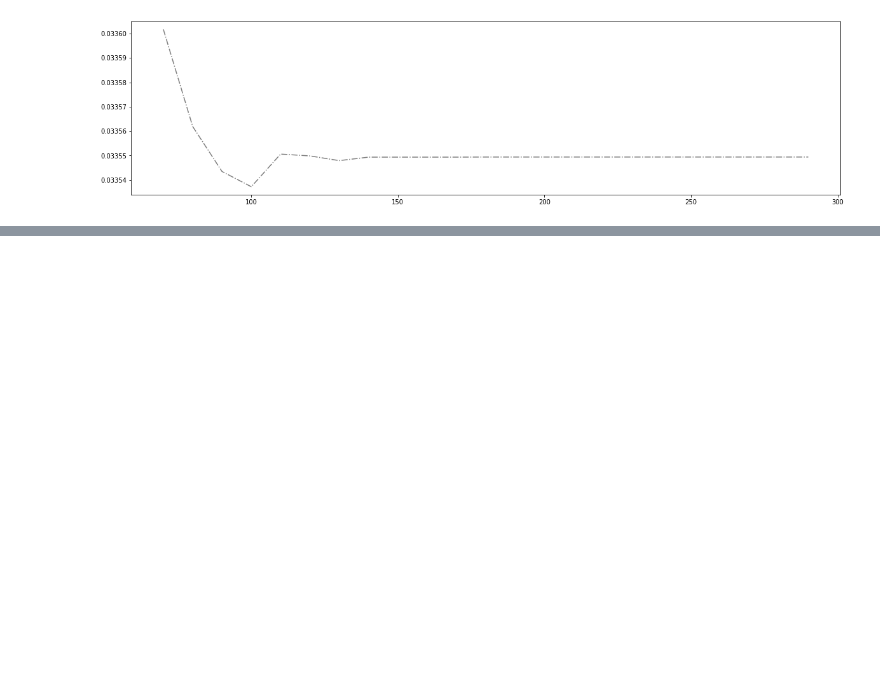
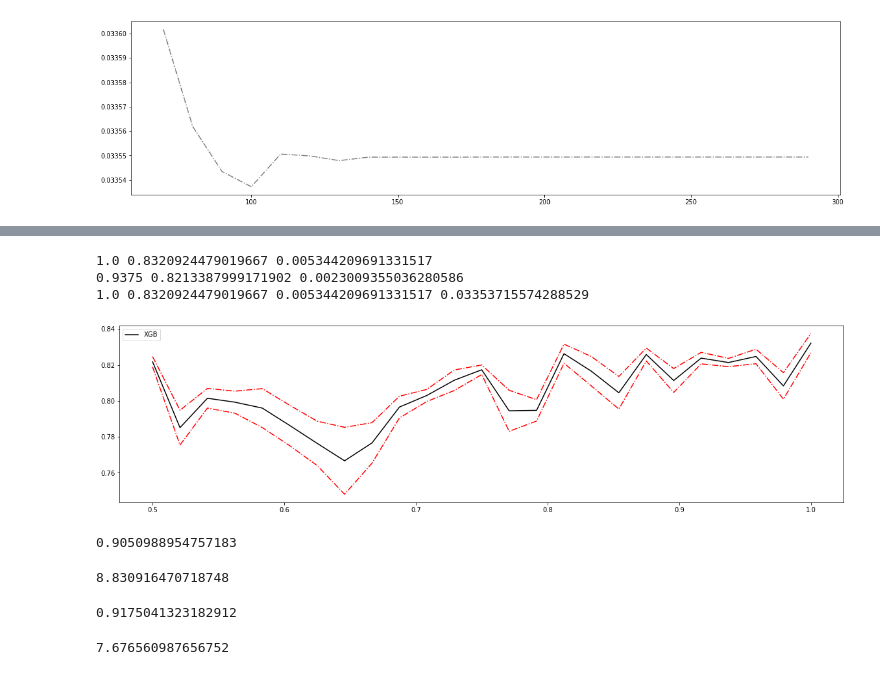
Before and after one commit to JustDoItGit/caicai_sklearn, a Jupyter notebook: 第十一章 XGBoost/xgboost.ipynb, the cells around one changed output, grey strips where cells are left out. Drawn from its saved outputs; the diff is of its cells as text; code cells hidden in the pictures; blank space fills up the shorter version.

```diff
--- a/第十一章 XGBoost/xgboost.ipynb
+++ b/第十一章 XGBoost/xgboost.ipynb
@@ -357,0 +403,51 @@ print(time()-time0)
+# %%
+# 细化学习曲线
+axisx = np.linspace(0.5, 1, 25)
+rs = []
+var = []
+ge = []
+for i in axisx:
+    reg = XGBR(n_estimators=100, subsample=i, random_state=420)
+    cvresult = CVS(reg, Xtrain, Ytrain, cv=cv)
+    rs.append(cvresult.mean())
+    var.append(cvresult.var())
+    ge.append((1 - cvresult.mean())**2+cvresult.var())
+print(axisx[rs.index(max(rs))], max(rs), var[rs.index(max(rs))])
+print(axisx[var.index(min(var))], rs[var.index(min(var))], min(var))
+print(axisx[ge.index(min(ge))], rs[ge.index(min(ge))],
+      var[ge.index(min(ge))], min(ge))
+rs = np.array(rs)
+var = np.array(var)
+plt.figure(figsize=(20, 5))
+plt.plot(axisx, rs, c="black", label="XGB")
+plt.plot(axisx, rs+var, c="red", linestyle='-.')
+plt.plot(axisx, rs-var, c="red", linestyle='-.')
+plt.legend()
+plt.show()
+# %% [output]
+1.0 0.8320924479019667 0.005344209691331517
+0.9375 0.8213387999171902 0.0023009355036280586
+1.0 0.8320924479019667 0.005344209691331517 0.03353715574288529
+[figure, added]
+# %%
+reg = XGBR(n_estimators=100,
+#            subsample=0.9375,
+           random_state=420).fit(Xtrain, Ytrain)
+reg.score(Xtest, Ytest)
+# %% [output]
+0.9050988954757183
+# %%
+MSE(Ytest, reg.predict(Xtest))
+# %% [output]
+8.830916470718748
+# %%
+reg = XGBR(n_estimators=100,
+           subsample=0.9375,
+           random_state=420).fit(Xtrain, Ytrain)
+reg.score(Xtest, Ytest)
+# %% [output]
+0.9175041323182912
+# %%
+MSE(Ytest, reg.predict(Xtest))
+# %% [output]
+7.676560987656752
```
Also changed, not shown: parts of 9 cells of this notebook.
